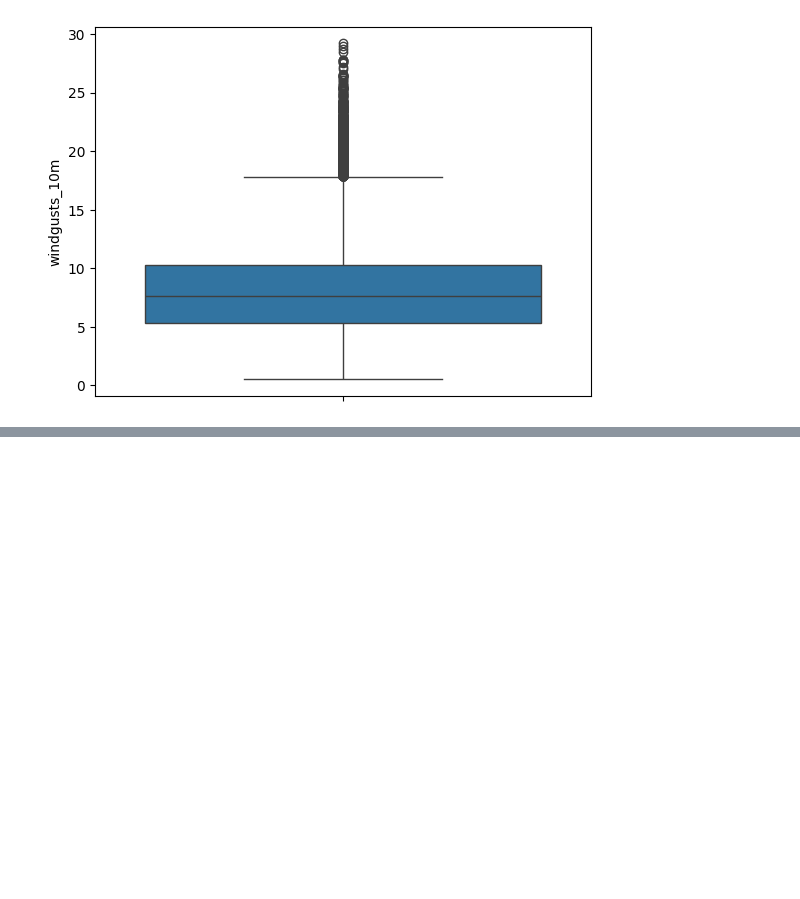
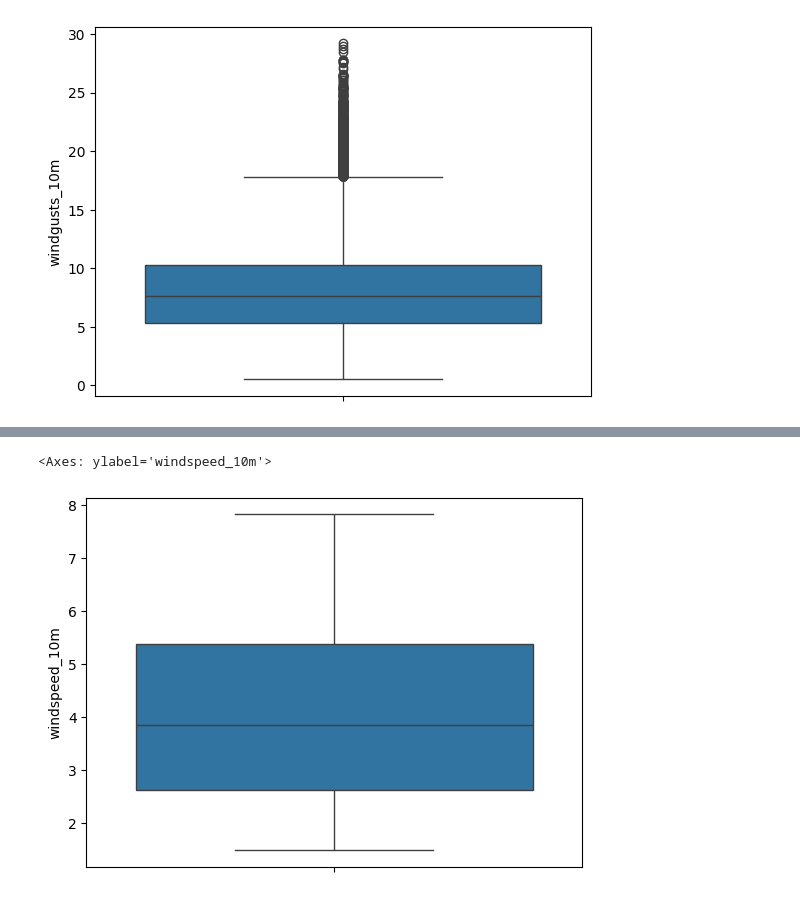
Before and after one commit to dipanshu330/DipanshuChaudhary, a Jupyter notebook: Dipanshuchaudhary.ipynb, the cells around one changed output, grey strips where cells are left out. Cells and saved outputs as stored; diff of their text form; code cells hidden in the pictures; blank space fills up the shorter version.

```diff
--- a/Dipanshuchaudhary.ipynb
+++ b/Dipanshuchaudhary.ipynb
@@ -305,0 +321,5 @@ for col in numeric_cols:
+# %%
+sns.boxplot(updated_df['windspeed_10m'])
+# %% [output]
+<Axes: ylabel='windspeed_10m'>
+[figure, added]
```
Also changed, not shown: parts of 8 cells of this notebook.
